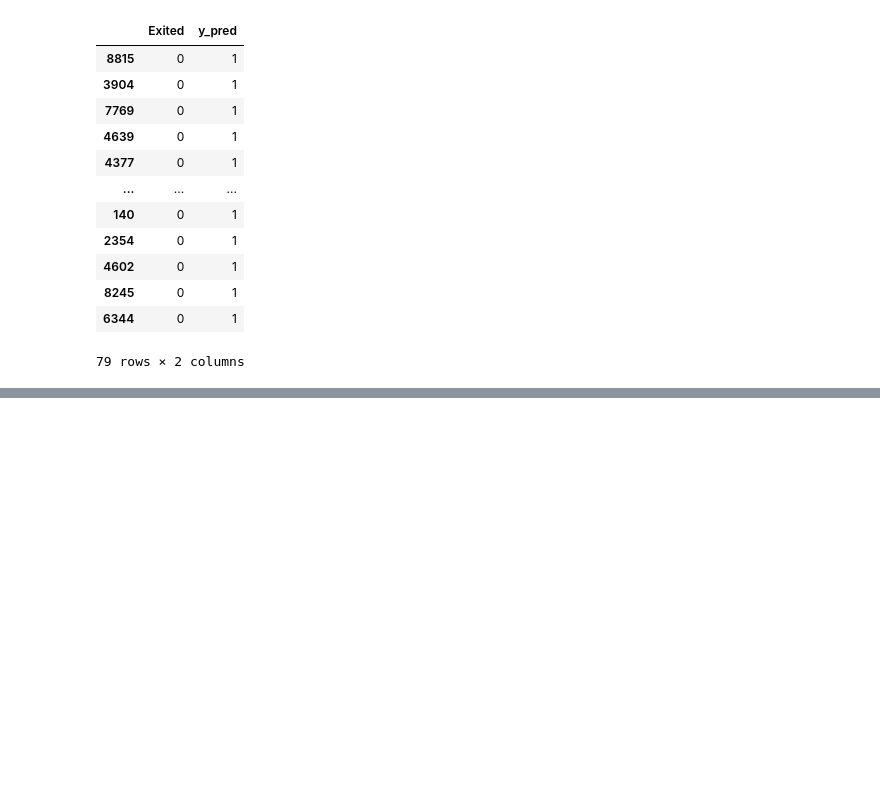
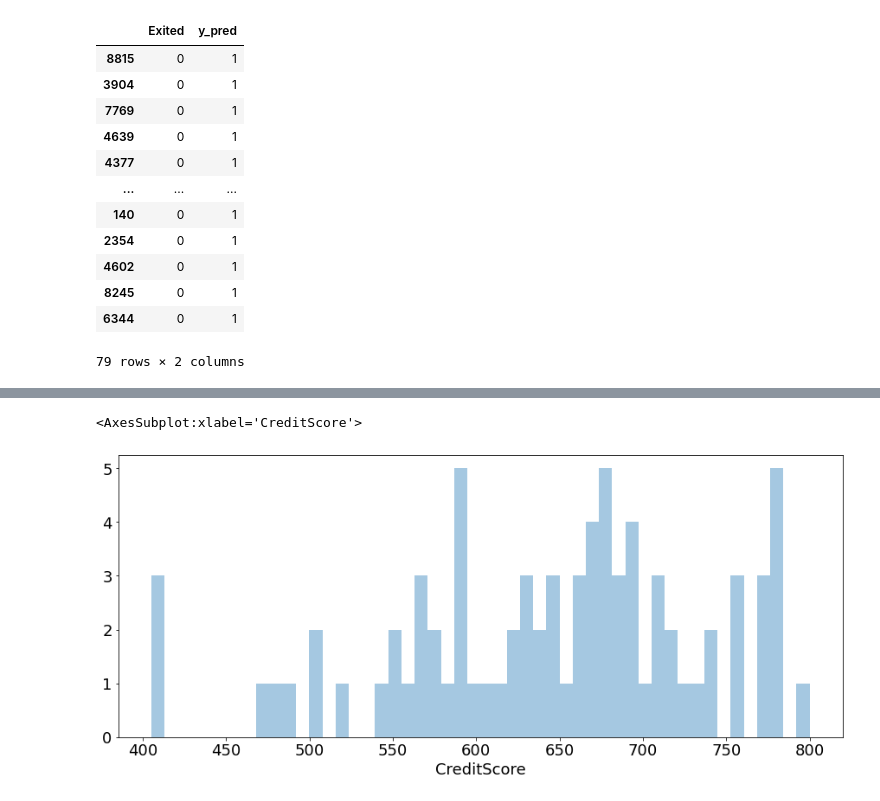
Before and after one commit to Yoyoyamato/churn_modeling, a Jupyter notebook: Final_Model.ipynb, the cells around one changed output, grey strips where cells are left out. Drawn from its saved outputs; the diff is of its cells as text; code cells hidden in the pictures; blank space fills up the shorter version.

```diff
--- a/Final_Model.ipynb
+++ b/Final_Model.ipynb
@@ -162,0 +175,7 @@ FP
+# %%
+FP_df = df_with_knn[df_with_knn.index.isin(FP.index)]
+# %%
+sns.distplot(FP_df['CreditScore'],bins=50, kde=False)
+# %% [output]
+<AxesSubplot:xlabel='CreditScore'>
+[figure, added]
```
Also changed, not shown: parts of 4 cells of this notebook.
